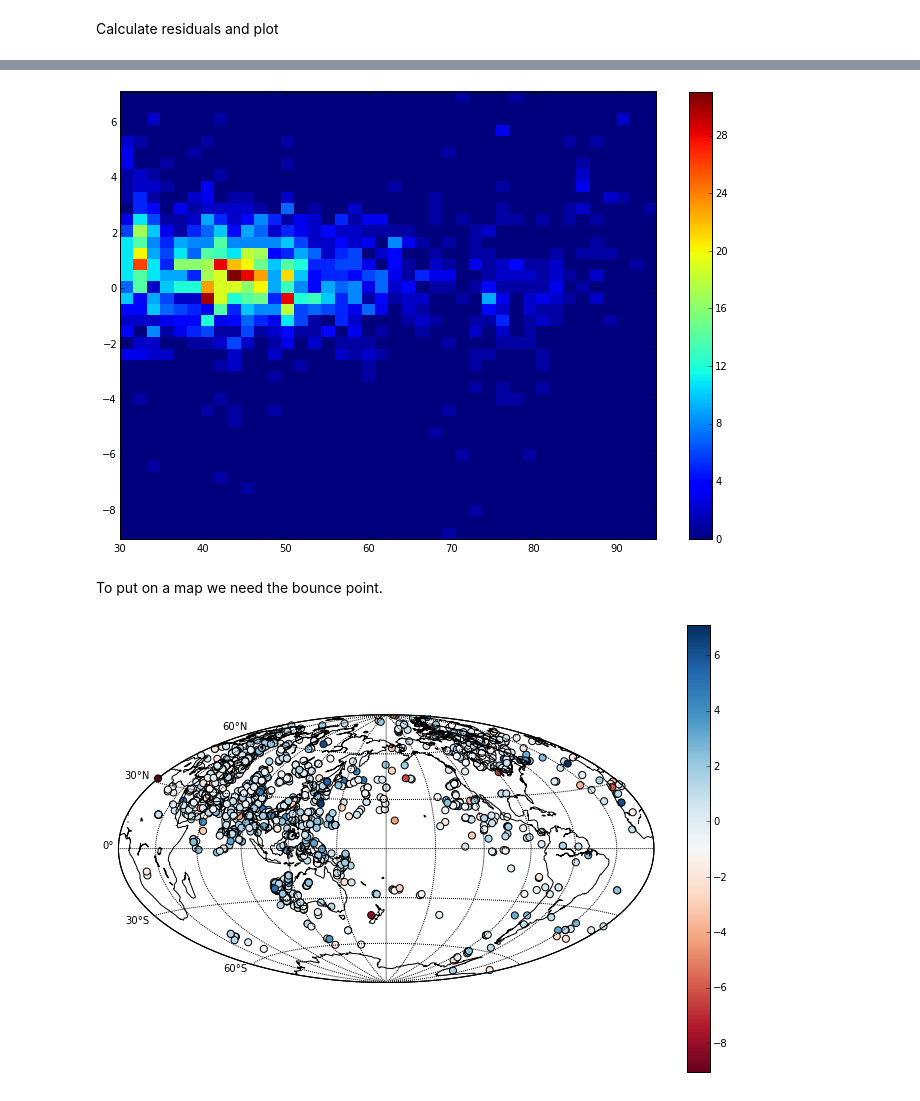
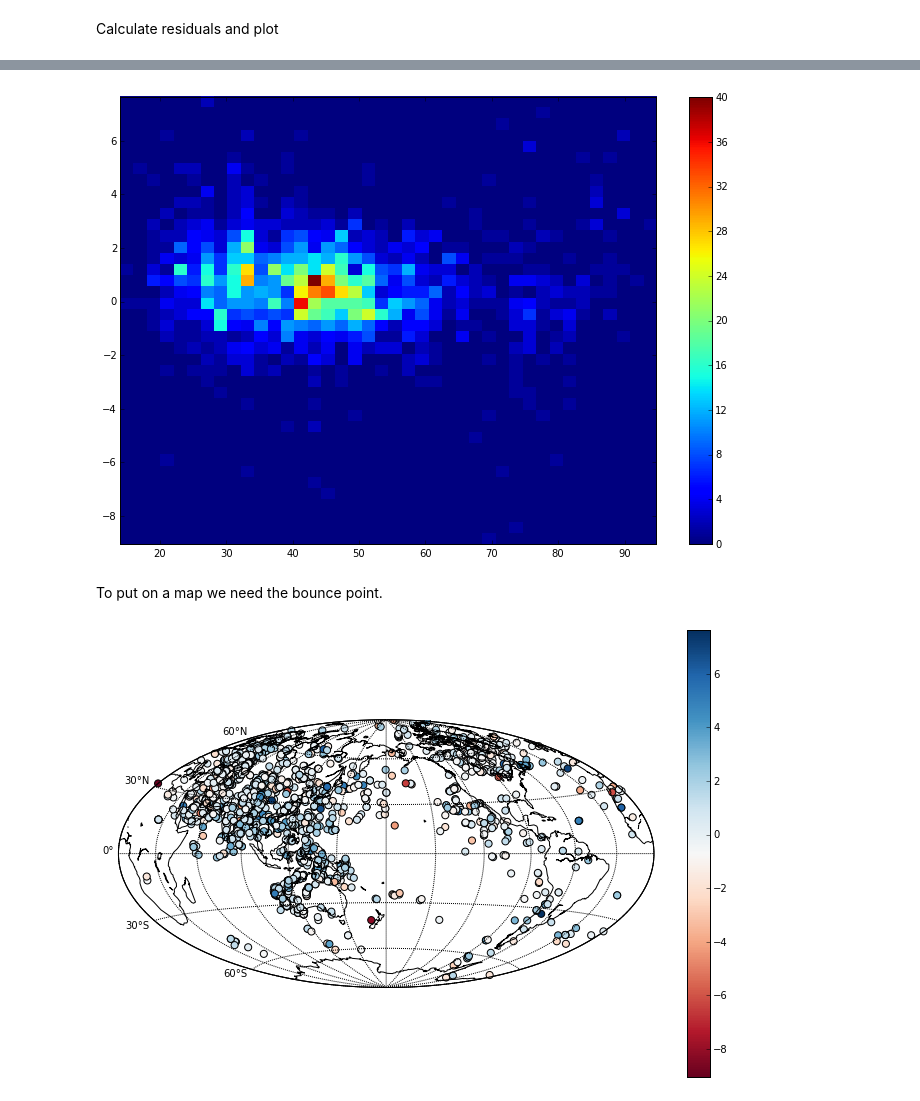
Before and after one commit to andreww/cmb_summer_project, a Jupyter notebook: module_introductions/ProcessISC.ipynb, the cells around one changed output, grey strips where cells are left out. Cells and saved outputs as stored; diff of their text form; code cells hidden in the pictures.

```diff
--- a/module_introductions/ProcessISC.ipynb
+++ b/module_introductions/ProcessISC.ipynb
@@ -83,7 +83,9 @@ earth_model = obspy.taup.TauPyModel(model="iasp91")
 
 def calc_P_PcP(epi, z):
     arrivals = earth_model.get_travel_times(z, epi, phase_list=['PcP','P'])
-    PcP_P_time = arrivals[1].time - arrivals[0].time
+    # Use the last arrival as PcP - to avoid problems with
+    # P triplications.
+    PcP_P_time = arrivals[-1].time - arrivals[0].time
     return PcP_P_time
 
 paired_picks_df["PcP_P_dtime_calc_secs"] = paired_picks_df.apply(
@@ -107,11 +103,11 @@ paired_picks_df[(paired_picks_df.epicentral_distance > 30)].plot(
 # %%
-plt.hist2d(paired_picks_df[(paired_picks_df.epicentral_distance > 30)].epicentral_distance.values,
-       paired_picks_df[(paired_picks_df.epicentral_distance > 30)].PcP_P_resid.values,
+plt.hist2d(paired_picks_df.epicentral_distance.values,
+       paired_picks_df.PcP_P_resid.values,
        bins=40)
 plt.colorbar()
 plt.show()
 # %% [output]
-[figure, old version]
+[figure, new version]
 # %% [markdown]
 To put on a map we need the bounce point.
 # %%
@@ -163,15 +159,15 @@ map.drawparallels(np.arange(-90,90,30), labels=[1,0,0,0])
 # we need to find the x, y position of the data given
 # the map projection.
 lonp, latp = map(
-    paired_picks_df[(paired_picks_df.epicentral_distance > 30)].mid_lon.values,
-    paired_picks_df[(paired_picks_df.epicentral_distance > 30)].mid_lat.values)
+    paired_picks_df.mid_lon.values,
+    paired_picks_df.mid_lat.values)
 
 # plot the data
 sc = map.scatter(lonp, latp,
-                 c=paired_picks_df[(paired_picks_df.epicentral_distance > 30)].PcP_P_resid.values,
+                 c=paired_picks_df.PcP_P_resid.values,
                  cmap=plt.cm.RdBu, s=50)
 
 plt.colorbar(sc)
 plt.show()
 # %% [output]
-[figure, old version]
+[figure, new version]
```
Also changed, not shown: parts of 2 cells of this notebook, 1 other file.
